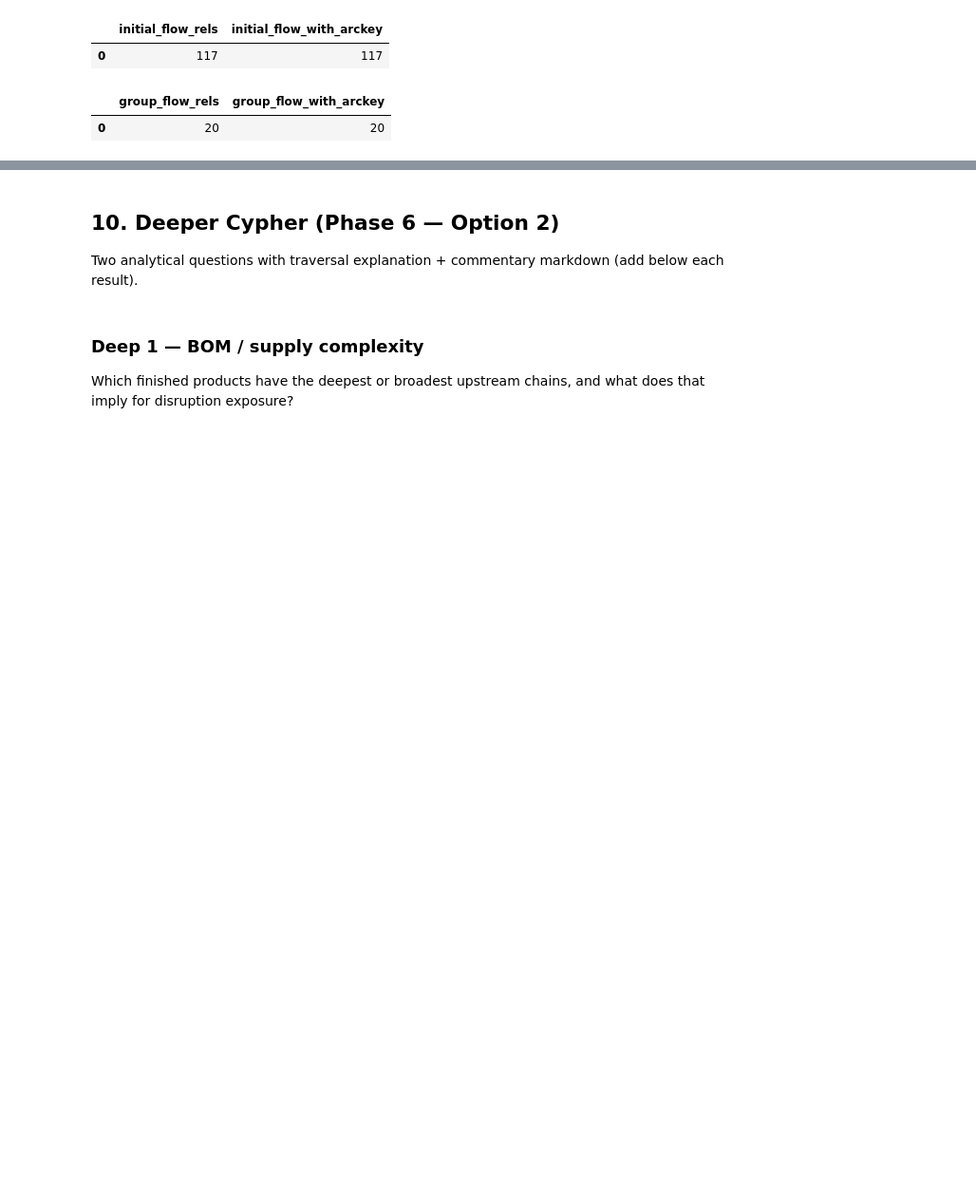
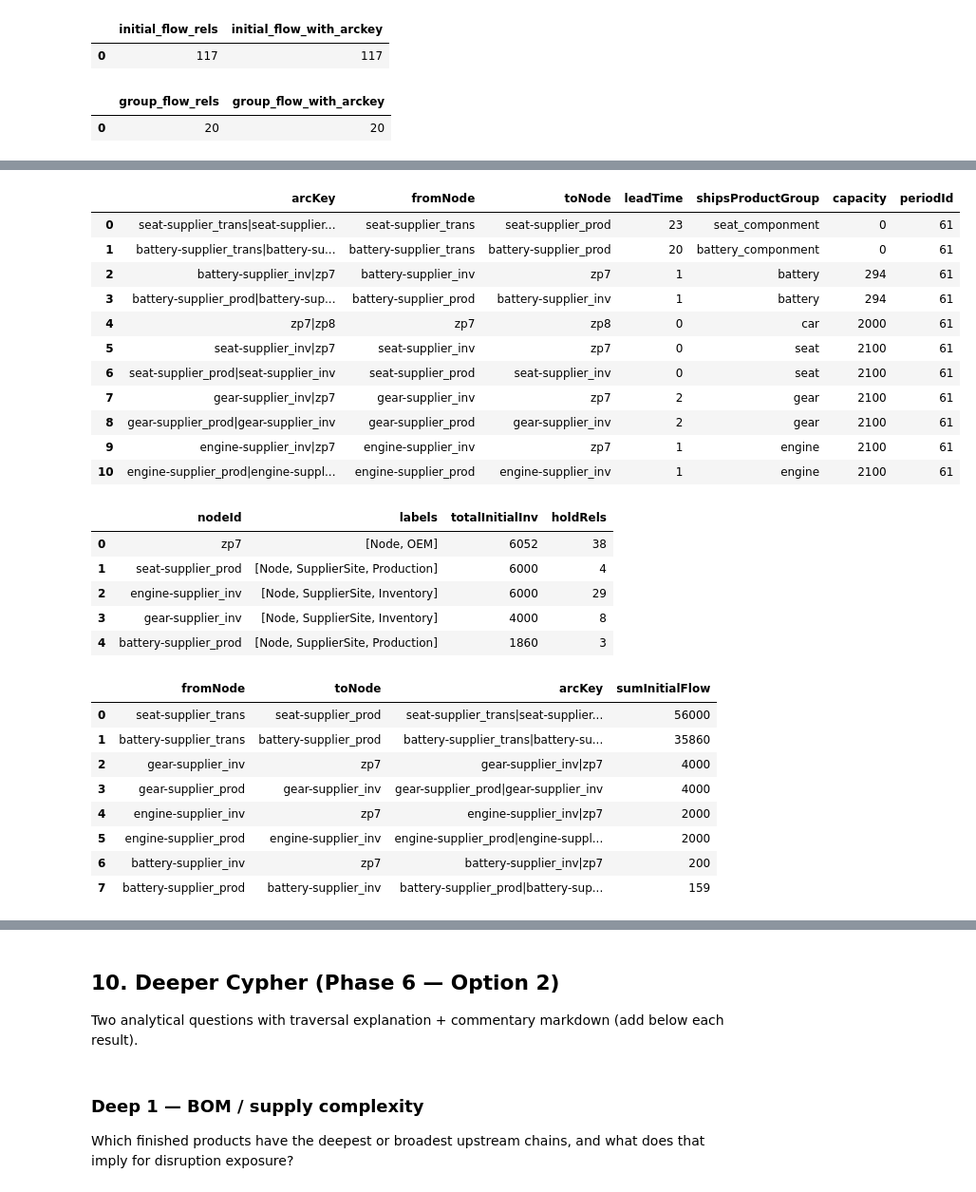
Before and after one commit to PeterMangoro/neo4j, a Jupyter notebook: finalProject/AutomotiveSupplyChain_Work.ipynb, the cells around one changed output, grey strips where cells are left out. Shown at 95% size. Cells and saved outputs as stored; diff of their text form; code cells hidden in the pictures; blank space fills up the shorter version.

```diff
--- a/finalProject/AutomotiveSupplyChain_Work.ipynb
+++ b/finalProject/AutomotiveSupplyChain_Work.ipynb
@@ -995,7 +1533,65 @@ Which nodes have the largest initial inventory or initial-flow positions?
 # %%
-eda_8_cypher = '''
-// TODO: EDA question 8
-RETURN 1 AS placeholder;
-'''
-# run_query(eda_8_cypher)
-print(eda_8_cypher)
+from IPython.display import display
+
+EDA_8_PERIOD_ID = 61
+
+eda_8_capacity = f"""
+MATCH (a:Node)-[s:SHIPS_TO]->(b:Node)
+MATCH (a)-[c:CAPACITY_AT]->(b)
+WHERE c.periodId = {EDA_8_PERIOD_ID} AND s.arcKey = c.arcKey
+RETURN s.arcKey AS arcKey,
+       a.nodeId AS fromNode,
+       b.nodeId AS toNode,
+       s.leadTime AS leadTime,
+       s.productGroup AS shipsProductGroup,
+       c.capacity AS capacity,
+       c.periodId AS periodId
+ORDER BY c.capacity ASC
+LIMIT 20
+"""
+display(run_query(eda_8_capacity))
+
+eda_8_holds = """
+MATCH (n:Node)-[h:HOLDS]->(:Product)
+WITH n, sum(h.initialInventory) AS totalInitialInv, count(h) AS holdRels
+RETURN n.nodeId AS nodeId, labels(n) AS labels, totalInitialInv, holdRels
+ORDER BY totalInitialInv DESC
+"""
+display(run_query(eda_8_holds))
+
+eda_8_init_flow = """
+MATCH (a:Node)-[x:INITIAL_FLOW_TO]->(b:Node)
+WITH a.nodeId AS fromNode, b.nodeId AS toNode, x.arcKey AS arcKey, sum(x.initialFlow) AS sumInitialFlow
+RETURN fromNode, toNode, arcKey, sumInitialFlow
+ORDER BY sumInitialFlow DESC
+LIMIT 20
+"""
+display(run_query(eda_8_init_flow))
+# %% [output]
+|  | arcKey | fromNode | toNode | leadTime | shipsProductGroup | capacity | periodId |
+| 0 | seat-supplier_trans|seat-supplier... | seat-supplier_trans | seat-supplier_prod | 23 | seat_componment | 0 | 61 |
+| 1 | battery-supplier_trans|battery-su... | battery-supplier_trans | battery-supplier_prod | 20 | battery_componment | 0 | 61 |
+| 2 | battery-supplier_inv|zp7 | battery-supplier_inv | zp7 | 1 | battery | 294 | 61 |
+| 3 | battery-supplier_prod|battery-sup... | battery-supplier_prod | battery-supplier_inv | 1 | battery | 294 | 61 |
+| 4 | zp7|zp8 | zp7 | zp8 | 0 | car | 2000 | 61 |
+| 5 | seat-supplier_inv|zp7 | seat-supplier_inv | zp7 | 0 | seat | 2100 | 61 |
+| 6 | seat-supplier_prod|seat-supplier_inv | seat-supplier_prod | seat-supplier_inv | 0 | seat | 2100 | 61 |
+| 7 | gear-supplier_inv|zp7 | gear-supplier_inv | zp7 | 2 | gear | 2100 | 61 |
+| 8 | gear-supplier_prod|gear-supplier_inv | gear-supplier_prod | gear-supplier_inv | 2 | gear | 2100 | 61 |
+| 9 | engine-supplier_inv|zp7 | engine-supplier_inv | zp7 | 1 | engine | 2100 | 61 |
+| 10 | engine-supplier_prod|engine-suppl... | engine-supplier_prod | engine-supplier_inv | 1 | engine | 2100 | 61 |
+|  | nodeId | labels | totalInitialInv | holdRels |
+| 0 | zp7 | [Node, OEM] | 6052 | 38 |
+| 1 | seat-supplier_prod | [Node, SupplierSite, Production] | 6000 | 4 |
+| 2 | engine-supplier_inv | [Node, SupplierSite, Inventory] | 6000 | 29 |
+| 3 | gear-supplier_inv | [Node, SupplierSite, Inventory] | 4000 | 8 |
+| 4 | battery-supplier_prod | [Node, SupplierSite, Production] | 1860 | 3 |
+|  | fromNode | toNode | arcKey | sumInitialFlow |
+| 0 | seat-supplier_trans | seat-supplier_prod | seat-supplier_trans|seat-supplier... | 56000 |
+| 1 | battery-supplier_trans | battery-supplier_prod | battery-supplier_trans|battery-su... | 35860 |
+| 2 | gear-supplier_inv | zp7 | gear-supplier_inv|zp7 | 4000 |
+| 3 | gear-supplier_prod | gear-supplier_inv | gear-supplier_prod|gear-supplier_inv | 4000 |
+| 4 | engine-supplier_inv | zp7 | engine-supplier_inv|zp7 | 2000 |
+| 5 | engine-supplier_prod | engine-supplier_inv | engine-supplier_prod|engine-suppl... | 2000 |
+| 6 | battery-supplier_inv | zp7 | battery-supplier_inv|zp7 | 200 |
+| 7 | battery-supplier_prod | battery-supplier_inv | battery-supplier_prod|battery-sup... | 159 |
```
Also changed, not shown: parts of 37 cells of this notebook, 12 other files.
